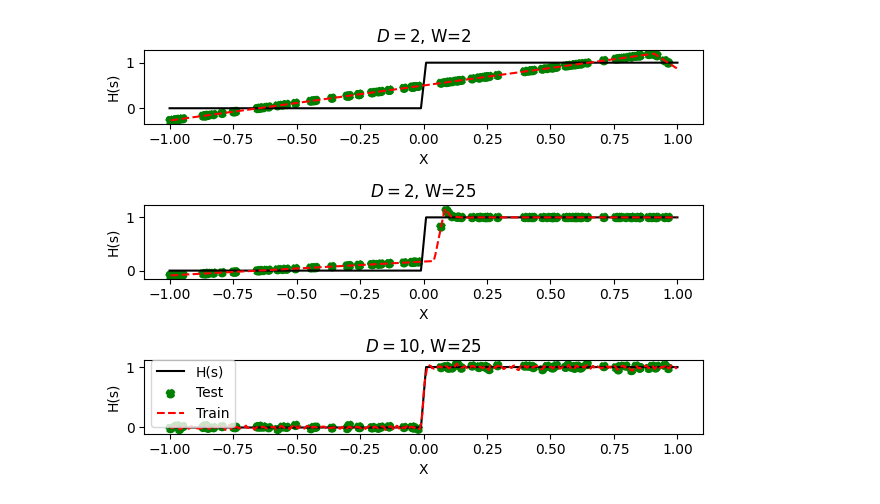
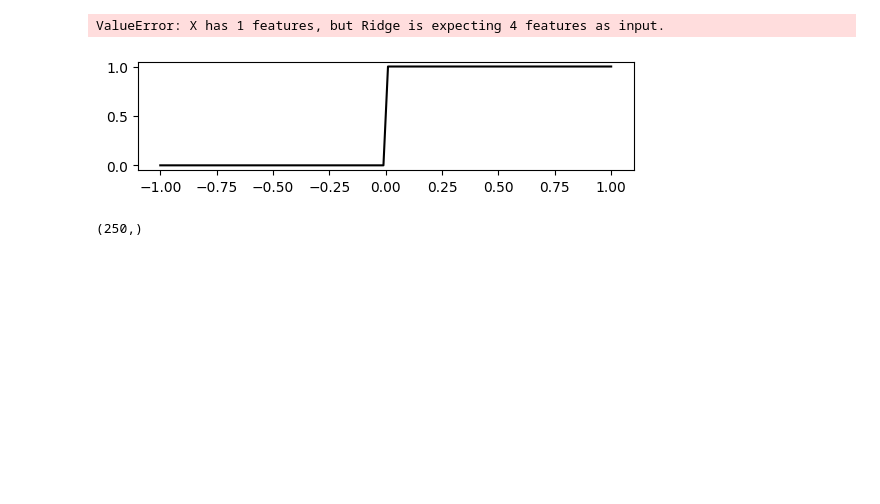
Before and after one commit to Fritz17236/untitled, a Jupyter notebook: square.ipynb, the cells around one changed output. Drawn from its saved outputs; the diff is of its cells as text; code cells hidden in the pictures; blank space fills up the shorter version.

```diff
--- a/square.ipynb
+++ b/square.ipynb
@@ -100,13 +100,13 @@ def accum(input_x, output_y, neurons, config):
     batch_ys = np.array_split(output_y, n_samples // batch_size, axis=0)
     DW = config.depth * config.width
     AtA = np.zeros((DW, DW))
-    Atb = np.zeros((DW,))
+    Atb = np.zeros((DW,1))
     for batch_x, batch_y in zip(batch_xs, batch_ys):
         A_batch = flatten_activations(compute_activations(
             neurons, input_x=batch_x, config=config
         ))
-        AtA += A_batch @ A_batch
-        Atb += A_batch.T @ output_y
+        AtA += A_batch.T @ A_batch
+        Atb += A_batch.T @ batch_y
     return AtA, Atb
 
 xs = np.expand_dims(np.linspace(-1, 1, 100),axis=-1)
@@ -132,10 +132,10 @@ for idx, config in enumerate([ config1, config2, config3]):
     acts_train_flat = flatten_activations(acts_train)
     acts_test_flat = flatten_activations(acts_test)
 
-    AtA, Atb = accum(input_x=xs_train, output_y=step(xs_train), )
+    AtA, Atb = accum(input_x=xs_train, output_y=step(xs_train), neurons=neurons, config=config )
     clf = Ridge(alpha=1e-3, tol=1e-16)
     # clf = Lasso(alpha=1e-5)
-    clf.fit(acts_train_flat, step(xs_train))
+    clf.fit(AtA, Atb)
     truth_test = step(xs_test)
     preds = clf.predict(acts_test_flat)
     preds_fit = clf.predict(acts_train_flat)
@@ -143,31 +143,37 @@ for idx, config in enumerate([ config1, config2, config3]):
     #     # inset Axes....
     #     x1, x2, y1, y2 = -1, -0.7, -.003, 0.004  # subregion of the original image
     #     ax = plt.gca()
     #     axins = ax.inset_axes(
     #         [0.15, 0.45, 0.2, 0.5],
     #         xlim=(x1, x2), ylim=(y1, y2))
     #     axins.plot(xs, preds, ls='dotted', c='g')
     #     axins.plot(xs, step(xs), label='H(x)', c='black')
 
 
     #     ax.indicate_inset_zoom(axins, edgecolor="black", )
     #     axins.ticklabel_format(style='scientific', axis='both', scilimits=(0, 0))
 
     sortidx_train = np.argsort(xs_train,axis=0)
     sortidx_test = np.argsort(xs_test, axis=0)
 
     truth_test = truth_test[sortidx_test].squeeze()
 
     # err = rmse(truth_test[sortidx_test], preds[sortidx_test])
     plt.scatter(xs_test[sortidx_test].squeeze(), preds[sortidx_test].squeeze(), ls='--', c='g', label='Test')
     plt.plot(xs_train[sortidx_train].squeeze(), preds_fit[sortidx_train].squeeze(), ls='--', c='r', label='Train')
     plt.xlabel("X")
     plt.ylabel("H(s)")
     plt.title(f"$D={config.depth}$, W={config.width}")
 
 plt.legend()
 plt.gcf().tight_layout()
 plt.ion()
 plt.show()
 # %% [output]
+ValueError: X has 1 features, but Ridge is expecting 4 features as input.
-[figure, old version]
+[figure, new version]
+# %%
+acts_test_flat.shape, Atb.shape
+clf.coef_.shape
+# %% [output]
+(250,)
```
Also changed, not shown: 1 other file.
